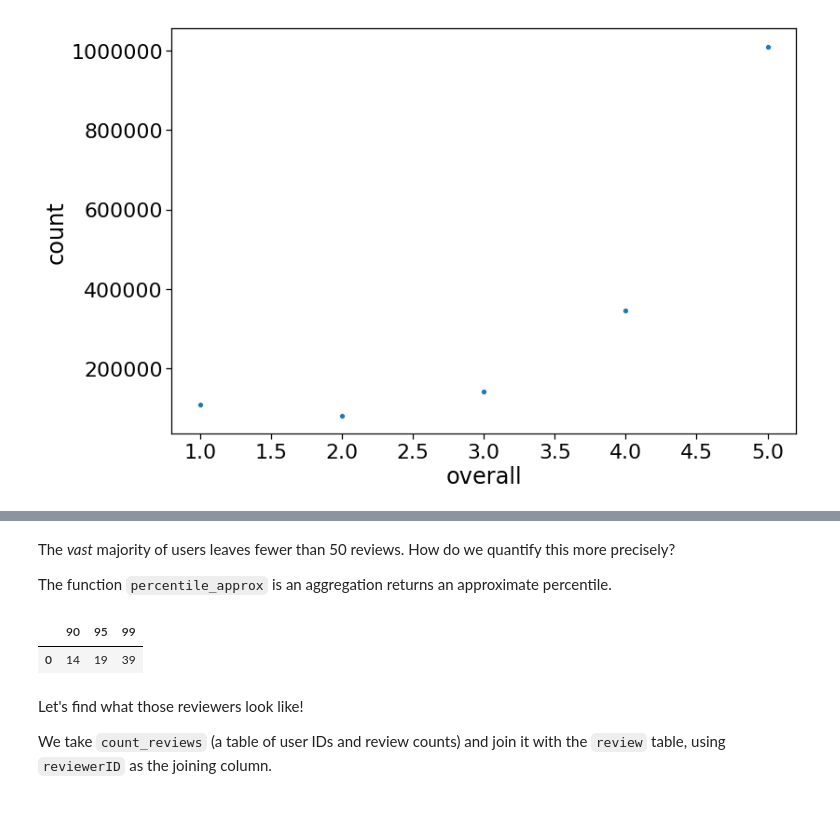
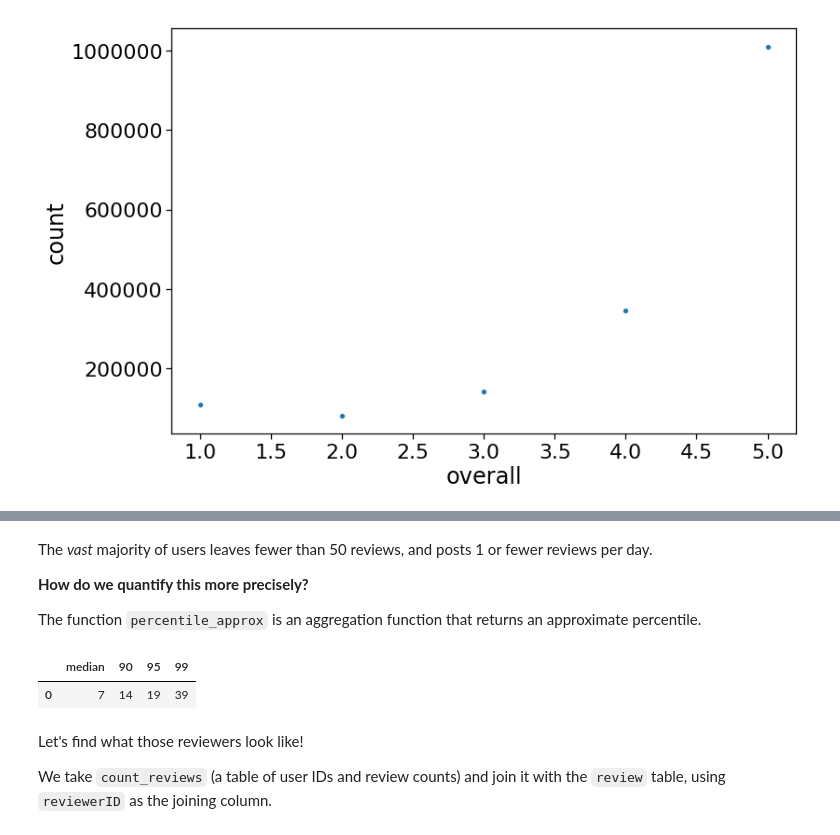
Before and after one commit to ggruff/spark_workshop, a Jupyter notebook: notebooks/Spark Workshop.ipynb, the cells around one changed output, grey strips where cells are left out. Cells and saved outputs as stored; diff of their text form; code cells hidden in the pictures.

```diff
--- a/notebooks/Spark Workshop.ipynb
+++ b/notebooks/Spark Workshop.ipynb
@@ -176,16 +188,22 @@ Intuition: some users might leave way more reviews than others, especially if th
 # %%
 # Group by reviewer ID and count reviews.
-# Returns a table of number of reviews left by each user
+# Returns a table of number of reviews left by each user.
+
+# Functions used:
+# - groupBy -- to group the data (see above)
+# - agg -- to specify an aggregation (see above)
+# - count() -- to count items in group
+# - datediff(date2, date1) -- computes difference in days between date2 and date1.
+# - mean("overall") -- computes the average rating
+
 count_reviews = reviews \
     .groupBy("reviewerID") \
     .agg(
         F.count("*").alias("count_reviews"),
         F.datediff(F.max("date"), F.min("date")).alias("activity_time_span"),
-        F.mean("overall").alias("overall")
+        F.mean("overall").alias("mean_overall"),
+        F.mean("fraction_helpful").alias("mean_fraction_helpful")
     )
 
-# The withColumn(columnName, columnExpression) method adds a new column
-count_reviews = count_reviews.withColumn("reviews_per_day", F.expr("count_reviews / activity_time_span"))
-
 display(count_reviews)
 # %% [output]
@@ -233,0 +221,7 @@ count_users.plot(x="count_reviews", y="count_users")
+# %%
+# I actually want the (number of reviews) / (activity time span) to get rate of posting reviews
+
+# The withColumn(columnName, columnExpression) method adds a new column
+count_reviews = count_reviews.withColumn("reviews_per_day", F.expr("count_reviews / (1+activity_time_span)"))
+
+display(count_reviews)
@@ -234,15 +258,21 @@ count_users.plot(x="count_reviews", y="count_users")
 # %% [markdown]
-The *vast* majority of users leaves fewer than 50 reviews. How do we quantify this more precisely?
+The *vast* majority of users leaves fewer than 50 reviews, and posts 1 or fewer reviews per day.
 
-The function `percentile_approx` is an aggregation returns an approximate percentile.
+**How do we quantify this more precisely?**
+
+The function `percentile_approx` is an aggregation function that returns an approximate percentile.
 # %%
-# Compute 90th, 95th, and 99th percentile (X percentile: X% of users left this many reviews or fewer)
+# Compute 50th (median), 90th, 95th, and 99th percentile (X percentile: X% of users left this many reviews or fewer).
+# When you don't groupBy() first, agg() computes a summary on the whole dataset
 
-perc = count_reviews.agg(F.percentile_approx("count_reviews", 0.9).alias("90"),
-                         F.percentile_approx("count_reviews", 0.95).alias("95"),
-                         F.percentile_approx("count_reviews", 0.99).alias("99"))
+perc_count_reviews = count_reviews.agg(
+    F.percentile_approx("count_reviews", 0.5).alias("median"),
+    F.percentile_approx("count_reviews", 0.9).alias("90"),
+    F.percentile_approx("count_reviews", 0.95).alias("95"),
+    F.percentile_approx("count_reviews", 0.99).alias("99")
+)
 
-display(perc)
+display(perc_count_reviews)
 # %% [output]
-|  | 90 | 95 | 99 |
-| 0 | 14 | 19 | 39 |
+|  | median | 90 | 95 | 99 |
+| 0 | 7 | 14 | 19 | 39 |
```
Also changed, not shown: parts of 51 cells of this notebook, 1 other file.
